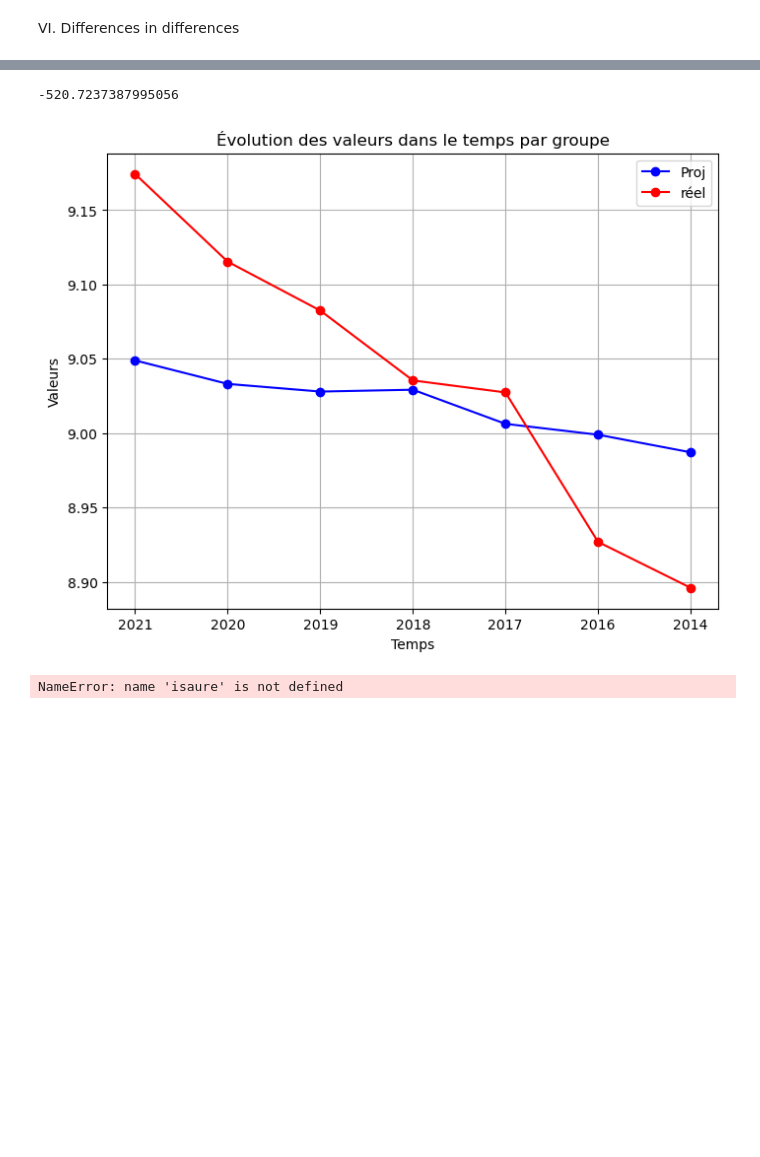
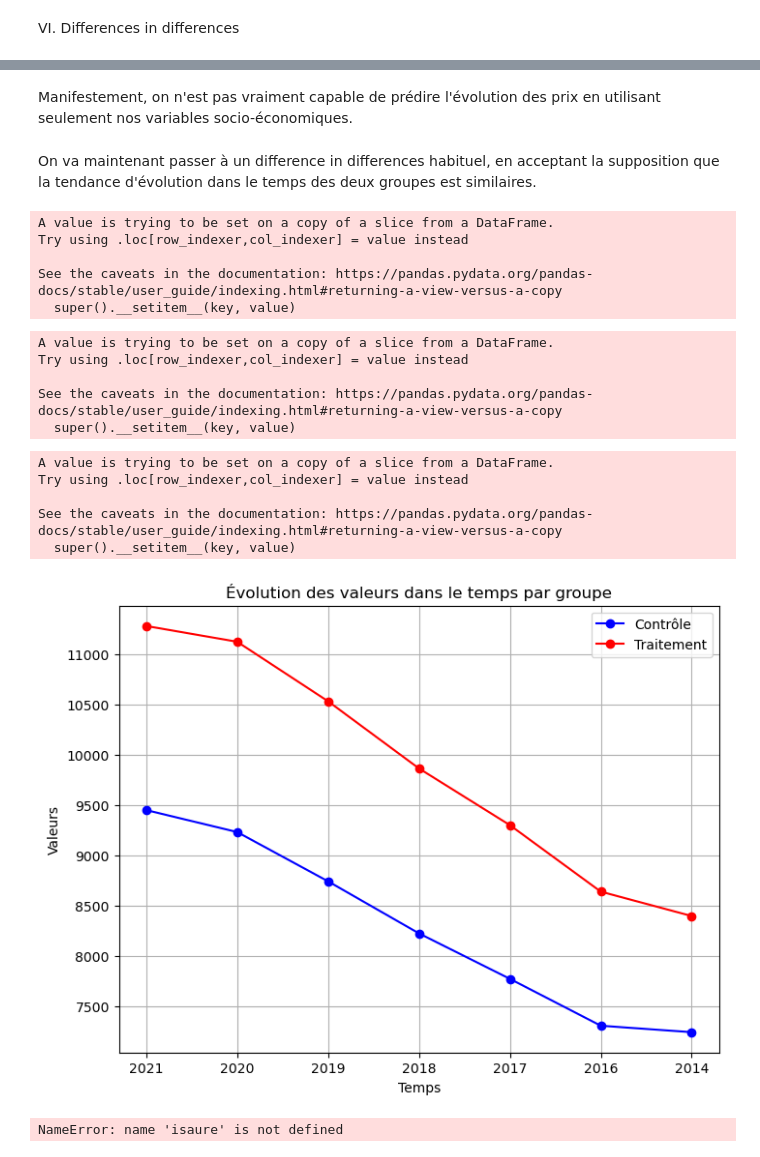
Before and after one commit to CaroLebrun/projet-python-2A, a Jupyter notebook: main.ipynb, the cells around one changed output, grey strips where cells are left out. Saved outputs shown, nothing was run; the diff lists cells and outputs as text; code cells hidden in the pictures; blank space fills up the shorter version.

```diff
--- a/main.ipynb
+++ b/main.ipynb
@@ -837,46 +871,76 @@ for annee in trtm_sud['anneemut'].unique() :
+# %% [markdown]
+Manifestement, on n'est pas vraiment capable de prédire l'évolution des prix en utilisant seulement nos variables socio-économiques.
+# %% [markdown]
+On va maintenant passer à un difference in differences habituel, en acceptant la supposition que la tendance d'évolution dans le temps des deux groupes est similaires.
+# %%
+crtl_ouest['prix_m2'] = crtl_ouest['valeurfonc'] / crtl_ouest['stot']
+trtm_ouest['prix_m2'] = trtm_ouest['valeurfonc'] / trtm_ouest['stot']
+# %% [output]
+A value is trying to be set on a copy of a slice from a DataFrame.
+Try using .loc[row_indexer,col_indexer] = value instead
+
+See the caveats in the documentation: https://pandas.pydata.org/pandas-docs/stable/user_guide/indexing.html#returning-a-view-versus-a-copy
+  super().__setitem__(key, value)
 # %%
 cutoff_date = pd.to_datetime("2019-07-01")
 
-crtl_sud['periode'] = crtl_sud['datemut'].apply(
+crtl_ouest['periode'] = crtl_ouest['datemut'].apply(
     lambda x: 0 if x < cutoff_date else 1
 )
-s1 = crtl_sud[crtl_sud['periode']==0]['prix_m2'].mean()
-s2 = crtl_sud[crtl_sud['periode']==1]['prix_m2'].mean()
+s1 = crtl_ouest[crtl_ouest['periode']==0]['prix_m2'].mean()
+s2 = crtl_ouest[crtl_ouest['periode']==1]['prix_m2'].mean()
+# %% [output]
+A value is trying to be set on a copy of a slice from a DataFrame.
+Try using .loc[row_indexer,col_indexer] = value instead
+
+See the caveats in the documentation: https://pandas.pydata.org/pandas-docs/stable/user_guide/indexing.html#returning-a-view-versus-a-copy
+  super().__setitem__(key, value)
 # %%
-trtm_sud['periode'] = trtm_sud['datemut'].apply(
+trtm_ouest['periode'] = trtm_ouest['datemut'].apply(
     lambda x: 0 if x < cutoff_date else 1
 )
-p1 = trtm_sud[trtm_sud['periode']==0]['prix_m2'].mean()
-p2 = trtm_sud[trtm_sud['periode']==1]['prix_m2'].mean()
+p1 = trtm_ouest[trtm_ouest['periode']==0]['prix_m2'].mean()
+p2 = trtm_ouest[trtm_ouest['periode']==1]['prix_m2'].mean()
+# %% [output]
+A value is trying to be set on a copy of a slice from a DataFrame.
+Try using .loc[row_indexer,col_indexer] = value instead
+
+See the caveats in the documentation: https://pandas.pydata.org/pandas-docs/stable/user_guide/indexing.html#returning-a-view-versus-a-copy
+  super().__setitem__(key, value)
-# %%
-print((p1 - s1)- (p2 - s2))
-# %% [output]
--520.7237387995056
+# %%
+val_trtm_an = []
+val_crtl_an = []
+for annee in trtm_ouest['anneemut'].unique():
+    val_trtm_an.append(trtm_ouest[trtm_ouest['anneemut']==annee]['prix_m2'].mean())
+    val_crtl_an.append(crtl_ouest[crtl_ouest['anneemut']==annee]['prix_m2'].mean())
 # %%
 import matplotlib.pyplot as plt
 
-periode = trtm_sud['anneemut'].unique()
+periode = trtm_ouest['anneemut'].unique()
 
 # Création du graphique
 plt.figure(figsize=(8, 6))
 
 # Tracer les valeurs du groupe 1
-plt.plot(periode, proj_trtm_an, marker='o', label='Proj', color='blue')
+plt.plot(periode, val_crtl_an, marker='o', label='Contrôle', color='blue')
 
 # Tracer les valeurs du groupe 2
-plt.plot(periode, reel_trtm_an, marker='o', label='réel', color='red')
+plt.plot(periode, val_trtm_an, marker='o', label='Traitement', color='red')
+
+#plt.plot(periode, [p1, p1 + (s2 - s1)], linestyle='--', label='Traitement si même tendance', color='red')
+
 
 # Ajouter des labels et un titre
 plt.xlabel('Temps')
 plt.ylabel('Valeurs')
 plt.title('Évolution des valeurs dans le temps par groupe')
 plt.legend()
 
 # Afficher le graphique
 plt.grid(True)
 plt.show()
 # %% [output]
-[figure, old version]
+[figure, new version]
 # %%
 isaure
 # %% [output]
```
Also changed, not shown: parts of 24 cells of this notebook.
